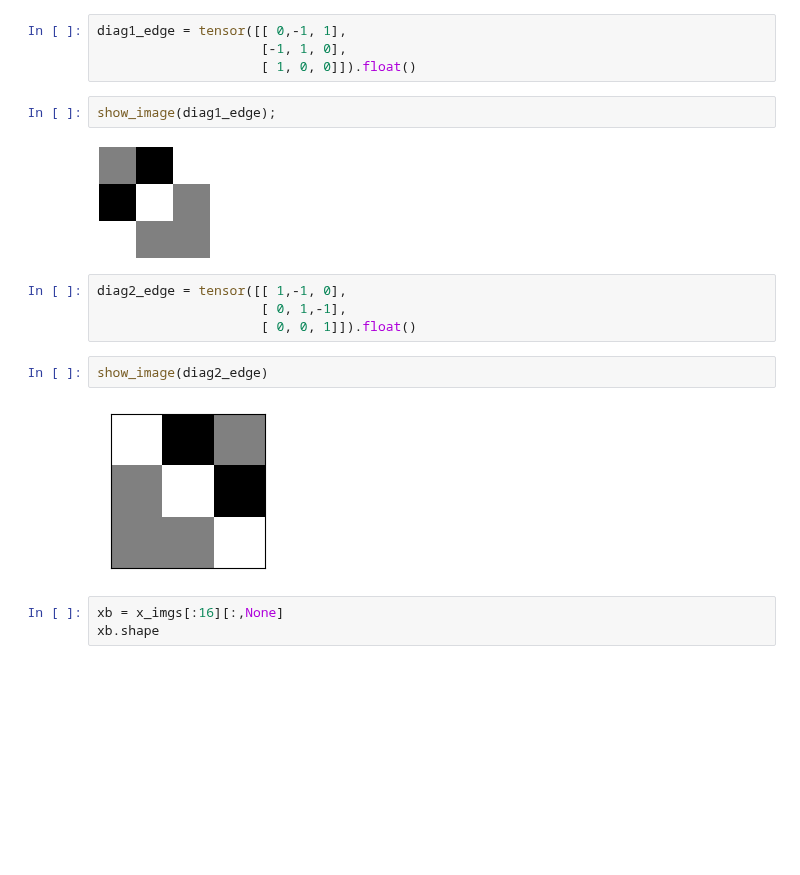
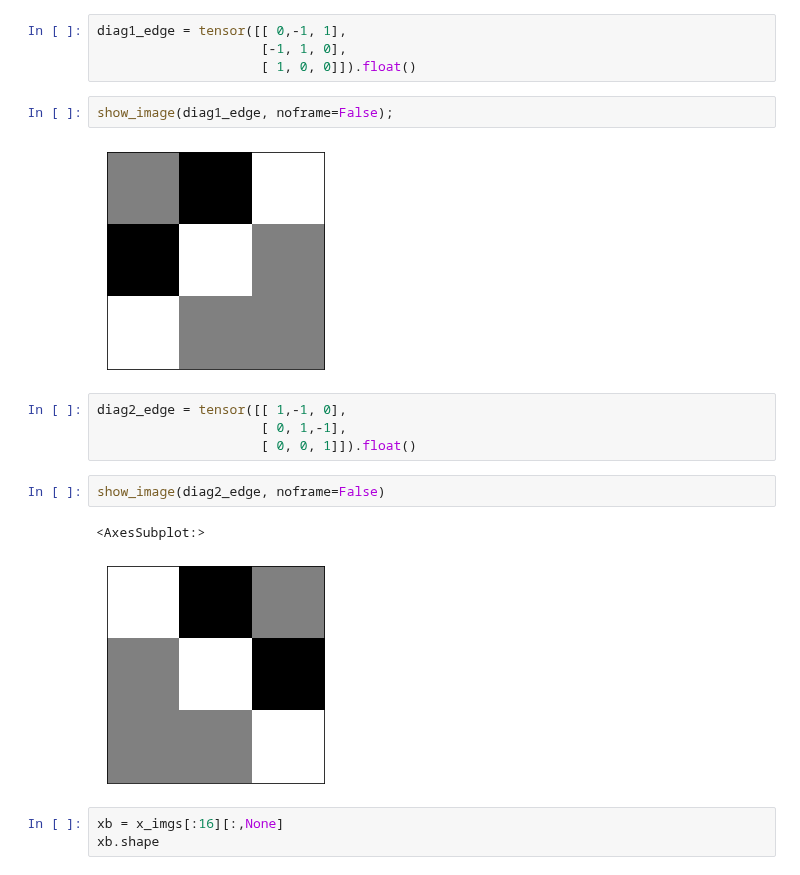
Before and after one commit to fastai/course22p2, a Jupyter notebook: nbs/07_convolutions.ipynb, the cells around one changed output. Saved outputs shown, nothing was run; the diff lists cells and outputs as text; blank space fills up the shorter version.

```diff
--- a/nbs/07_convolutions.ipynb
+++ b/nbs/07_convolutions.ipynb
@@ -184,17 +185,18 @@ diag1_edge = tensor([[ 0,-1, 1],
                      [-1, 1, 0],
                      [ 1, 0, 0]]).float()
 # %%
-show_image(diag1_edge);
+show_image(diag1_edge, noframe=False);
 # %% [output]
-[figure, old version]
+[figure, new version]
 # %%
 diag2_edge = tensor([[ 1,-1, 0],
                      [ 0, 1,-1],
                      [ 0, 0, 1]]).float()
 # %%
-show_image(diag2_edge)
+show_image(diag2_edge, noframe=False)
 # %% [output]
+<AxesSubplot:>
-[figure, old version]
+[figure, new version]
 # %%
 xb = x_imgs[:16][:,None]
 xb.shape
```
Also changed, not shown: parts of 17 cells of this notebook, 6 other files.
